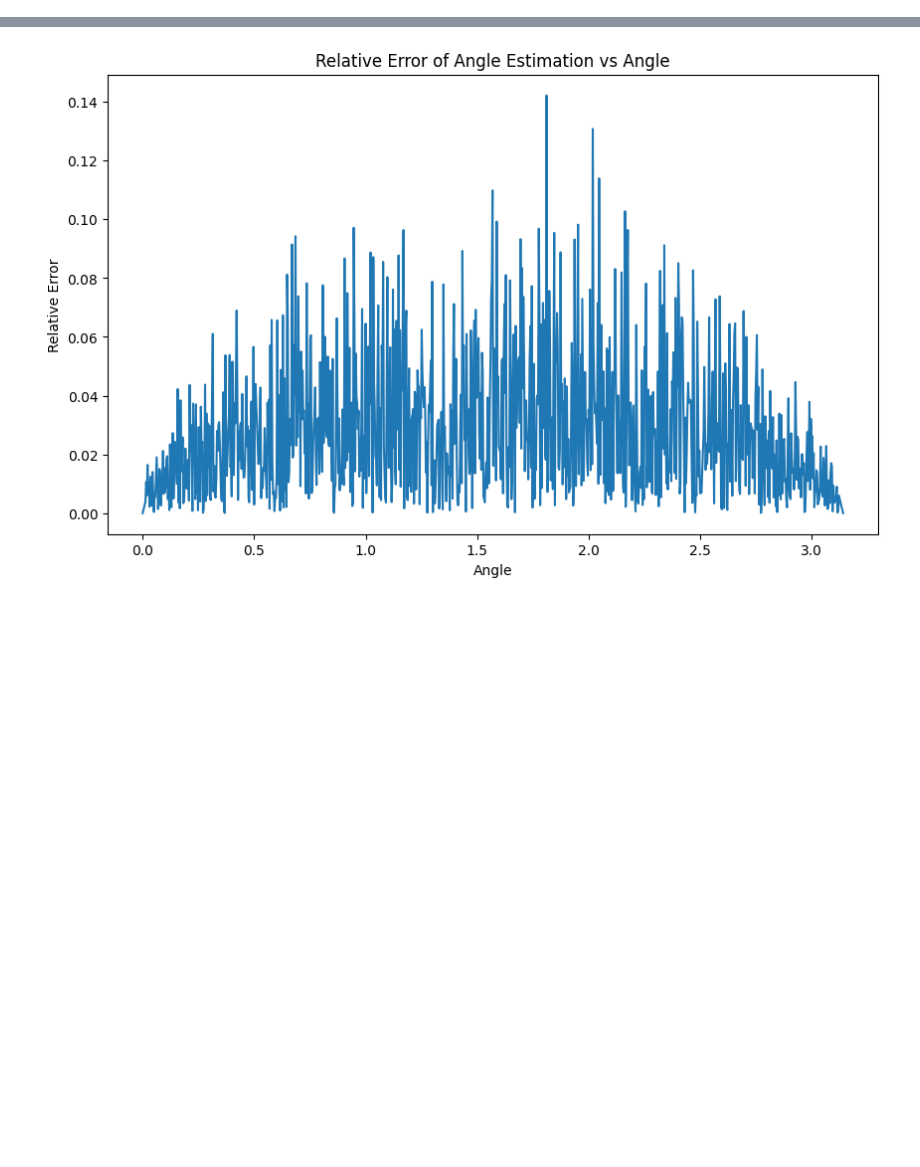
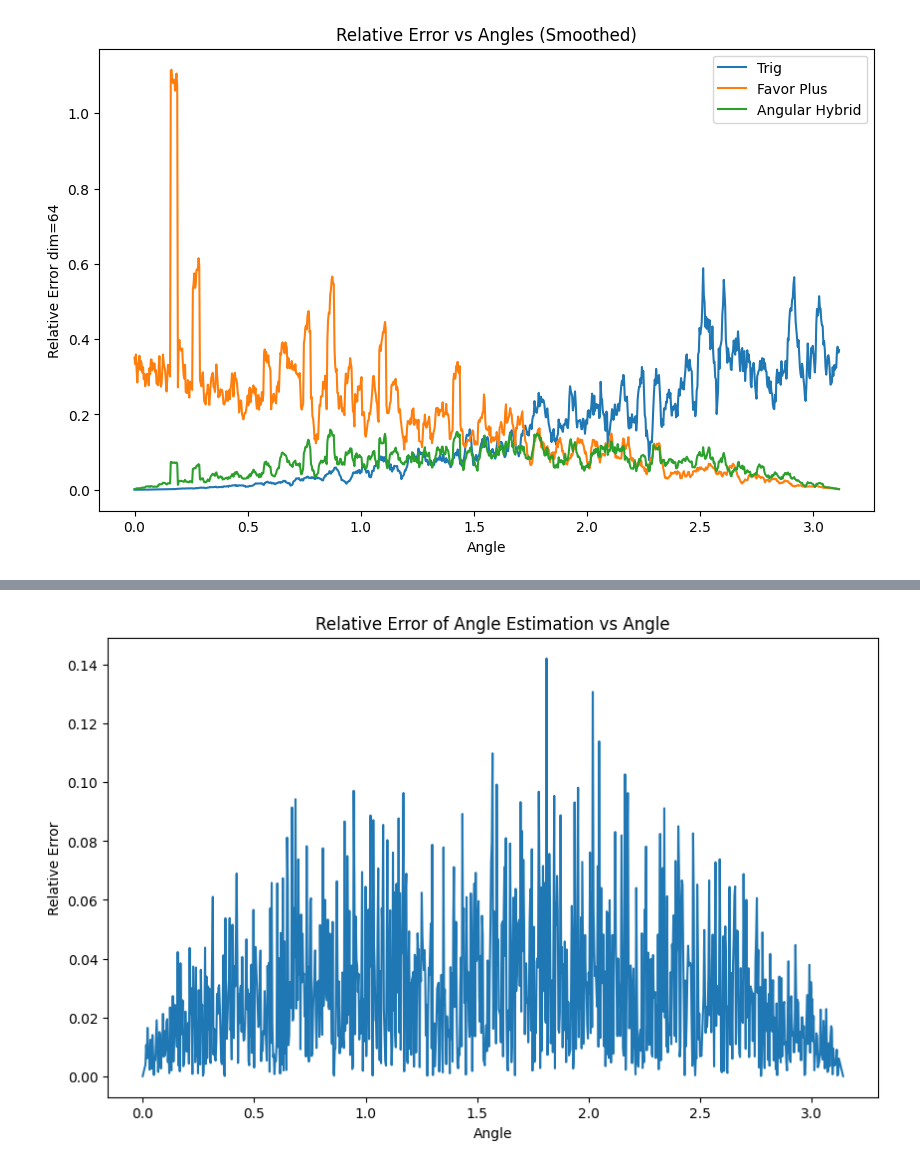
Before and after one commit to neilkach/Angular-Hybrid-Softmax-Kernel-Estimator, a Jupyter notebook: Plot_MSE_Comparison.ipynb, the cells around one changed output, grey strips where cells are left out. Cells and saved outputs as stored; diff of their text form; code cells hidden in the pictures; blank space fills up the shorter version.

```diff
--- a/Plot_MSE_Comparison.ipynb
+++ b/Plot_MSE_Comparison.ipynb
@@ -145,6 +137,30 @@ for a in angles:
     l, angular_hybrid_pred = np.real(angular_hybrid_est(v1, v2, random_feats))
     if angular_hybrid_pred < 0:
         negative_angular_hybrid_preds += 1
+# %%
+def moving_average(data, window_size):
+    return np.convolve(data, np.ones(window_size)/window_size, mode='valid')
+
+# Apply moving average with a window size of 5
+window_size = 10
+smoothed_trig_errors = moving_average(trig_errors, window_size)
+smoothed_favor_plus_errors = moving_average(favor_plus_errors, window_size)
+smoothed_angular_hybrid_errors = moving_average(angular_hybrid_errors, window_size)
+smoothed_angles = angles[:len(smoothed_trig_errors)]  # Adjust angles array to match the length of smoothed data
+
+# Plot smoothed errors against angles
+plt.figure(figsize=(10,6))
+plt.plot(smoothed_angles, smoothed_trig_errors, label='Trig')
+plt.plot(smoothed_angles, smoothed_favor_plus_errors, label='Favor Plus')
+plt.plot(smoothed_angles, smoothed_angular_hybrid_errors, label='Angular Hybrid')
+plt.xlabel('Angle')
+plt.ylabel('Relative Error dim=64')
+#plt.ylim([0, 0.8])
+plt.title('Relative Error vs Angles (Smoothed)')
+plt.legend()
+plt.show()
+# %% [output]
+[figure, added]
 # %%
 print(f"Number of negative trig predictions: {negative_trig_preds}")
 print(f"Number of negative favor+ predictions: {negative_favor_preds}")
```
Also changed, not shown: parts of 8 cells of this notebook.
